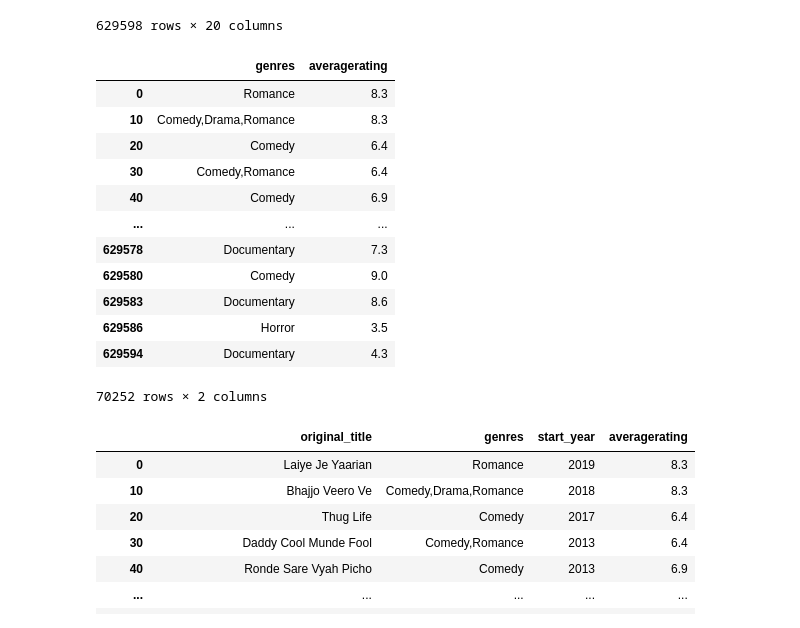
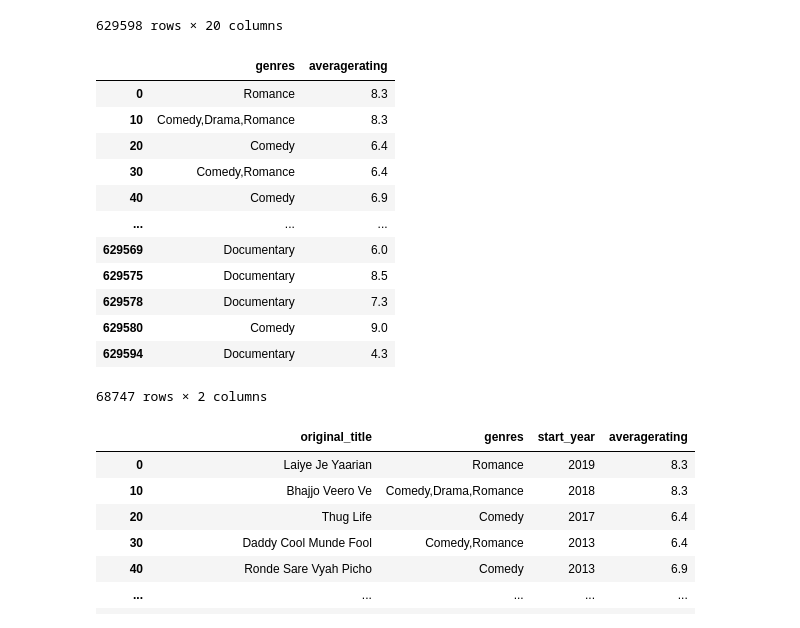
Before and after one commit to halemade/film_recommendations, a Jupyter notebook: explore_data.ipynb, the cells around one changed output. Saved outputs shown, nothing was run; the diff lists cells and outputs as text; code cells hidden in the pictures.

```diff
--- a/explore_data.ipynb
+++ b/explore_data.ipynb
@@ -59,30 +59,30 @@ imdb
 # %%
 imdb=imdb_title_rating.merge(imdb_title_principals,on='tconst')
 imdb=imdb.merge(imdb_title_basics,on='tconst')
 imdb=imdb.merge(imdb_name,on='nconst')
 imdb=imdb.merge(imdb_title_crew,on='tconst')
-imdb=imdb[['original_title','genres','start_year','averagerating']].where(imdb['start_year']>2000)
+imdb=imdb[['original_title','genres','start_year','averagerating','category','primary_profession','primary_name']].where(imdb['start_year']>2000)
 imdb=imdb.drop_duplicates('original_title')
 imdb.dropna(inplace=True)
 imdb['original_title'].unique()
 imdb['start_year'].unique()
 imdb['averagerating'].unique()
 imdb_final=imdb[['genres','averagerating']]
 imdb_final
 # %% [output]
 |  | genres | averagerating |
 | 0 | Romance | 8.3 |
 | 10 | Comedy,Drama,Romance | 8.3 |
 | 20 | Comedy | 6.4 |
 | 30 | Comedy,Romance | 6.4 |
 | 40 | Comedy | 6.9 |
 | ... | ... | ... |
+| 629569 | Documentary | 6.0 |
+| 629575 | Documentary | 8.5 |
 | 629578 | Documentary | 7.3 |
 | 629580 | Comedy | 9.0 |
-| 629583 | Documentary | 8.6 |
-| 629586 | Horror | 3.5 |
 | 629594 | Documentary | 4.3 |
-70252 rows × 2 columns
+68747 rows × 2 columns
 # %%
 imdb=imdb_title_rating.merge(imdb_title_principals,on='tconst')
 imdb=imdb.merge(imdb_title_basics,on='tconst')
```
Also changed, not shown: parts of 1 cell of this notebook.
